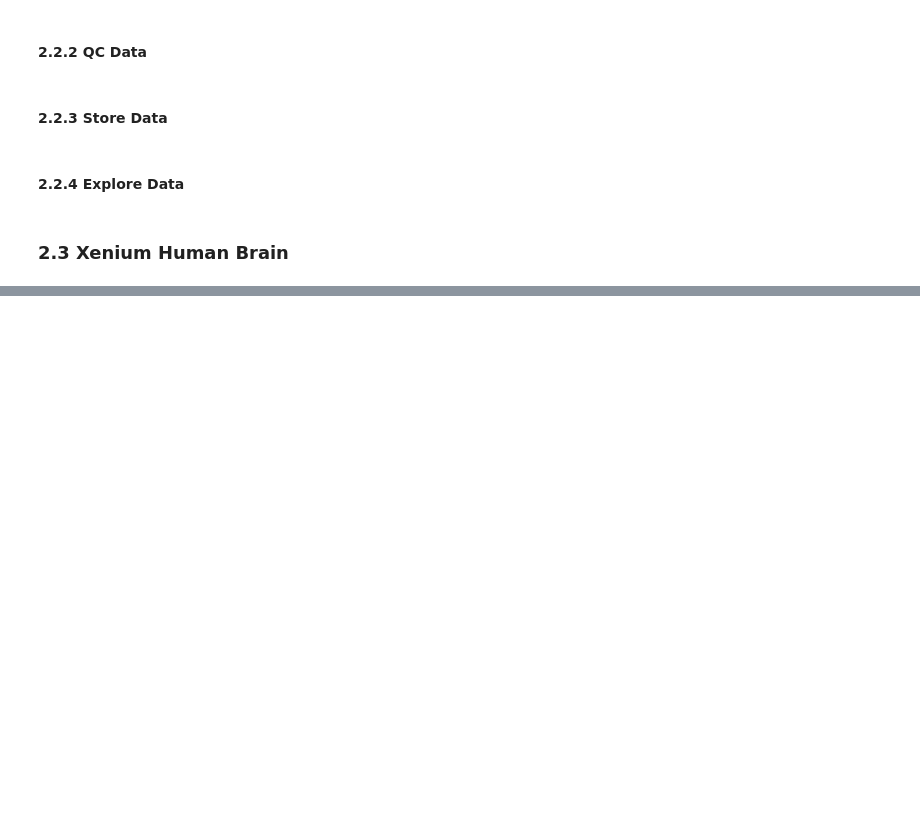
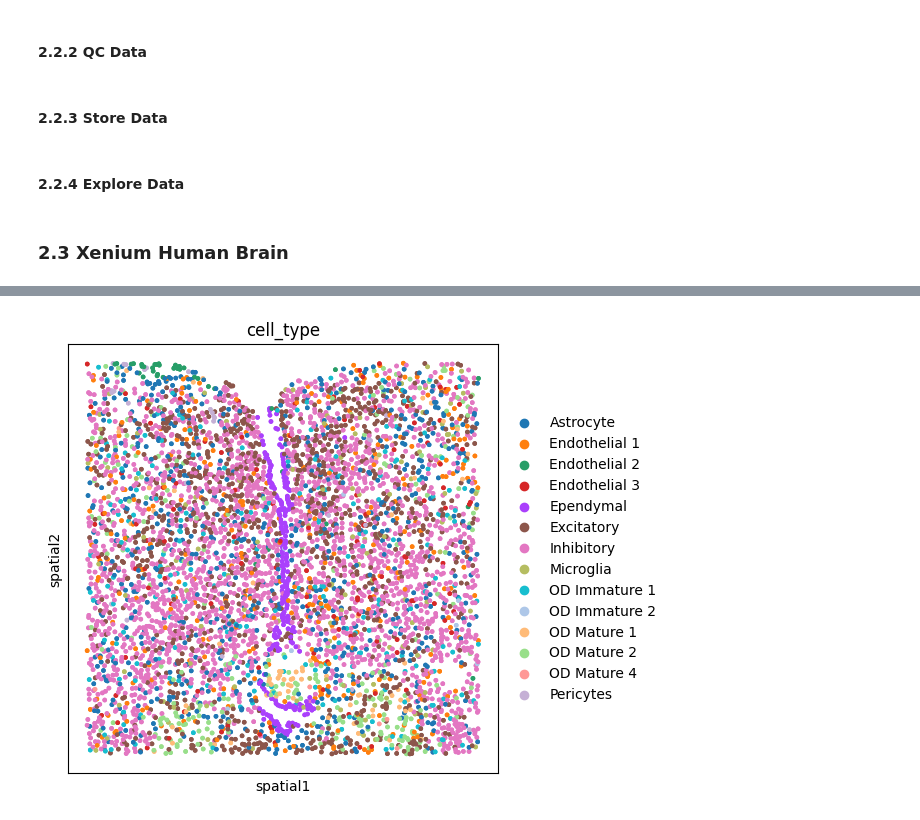
Before and after one commit to Lotfollahi-lab/terra-reproducibility, a Jupyter notebook: analysis/data_preparation.ipynb, the cells around one changed output, grey strips where cells are left out. Cells and saved outputs as stored; diff of their text form; code cells hidden in the pictures; blank space fills up the shorter version.

```diff
--- a/analysis/data_preparation.ipynb
+++ b/analysis/data_preparation.ipynb
@@ -485,0 +556,4 @@ np.mean(adata.obsp["spatial_connectivities"].sum(0))
+# %%
+# Visualize cell types in tissue
+sq.pl.spatial_scatter(adata, color="cell_type", shape=None)
+# %% [output]
@@ -485,0 +561 @@ np.mean(adata.obsp["spatial_connectivities"].sum(0))
+[figure, added]
```
Also changed, not shown: parts of 26 cells of this notebook, 4 other files.
